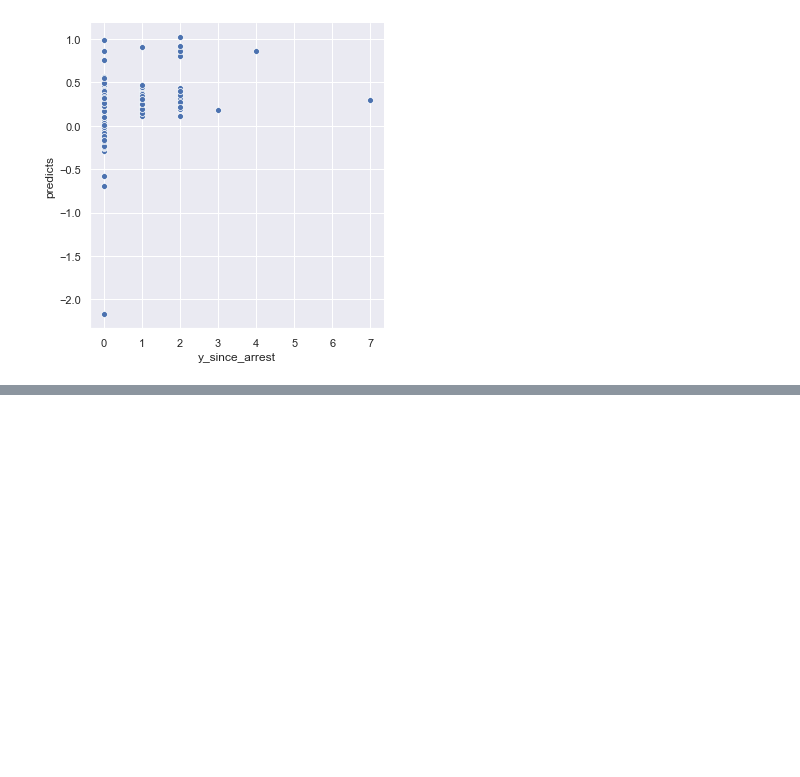
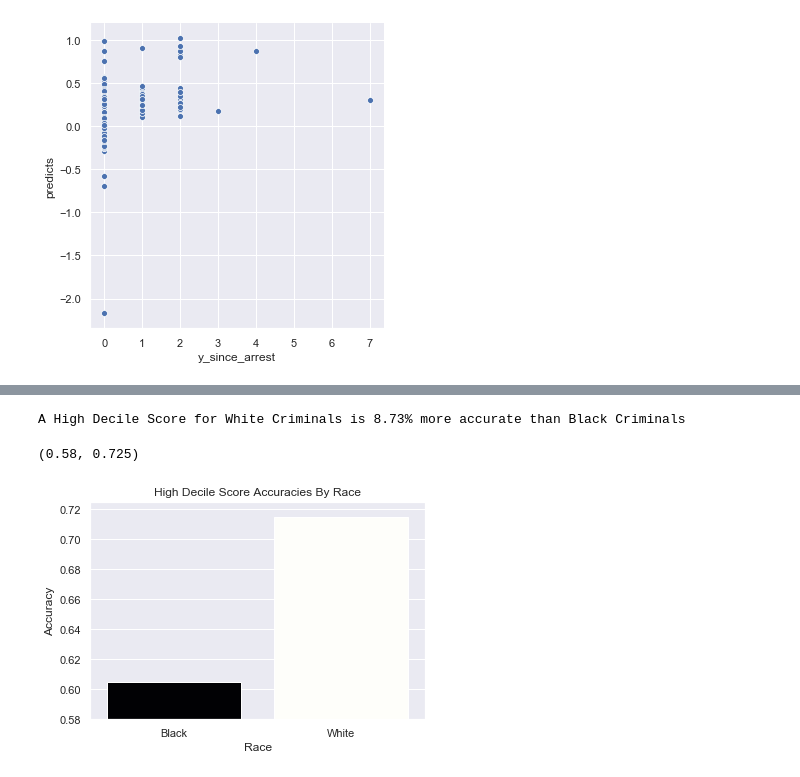
Before and after one commit to CyrusRR/iXDSCourseProject1, a Jupyter notebook: compas-analysis-master/COMPAS Hypothesis.ipynb, the cells around one changed output, grey strips where cells are left out. Cells and saved outputs as stored; diff of their text form; code cells hidden in the pictures; blank space fills up the shorter version.

```diff
--- a/compas-analysis-master/COMPAS Hypothesis.ipynb
+++ b/compas-analysis-master/COMPAS Hypothesis.ipynb
@@ -1182,0 +1356,28 @@ display_results(results)
+# %%
+PredBlHigh = PredHigh[(PredHigh.race_African_American == True)]
+PredBlHigh = PredBlHigh.drop("race_African_American", axis = 1)
+
+targetvariable = "is_recid"
+independentvariables = PredBlHigh.drop(columns=[targetvariable]).columns
+
+from sklearn.tree import DecisionTreeClassifier
+
+tree = DecisionTreeClassifier()
+
+tree.fit(PredBlHigh[independentvariables], PredBlHigh[targetvariable])
+
+AccuracyHighDecileScoreBlack = cross_val_score(tree, PredBlHigh[independentvariables],
+                PredBlHigh[targetvariable], scoring="accuracy",
+                cv=3).mean()
+# %%
+PredWhHigh = PredHigh[(PredHigh.race_African_American == False)]
+PredWhHigh = PredWhHigh.drop("race_African_American", axis = 1)
+targetvariable = "is_recid"
+independentvariables = PredWhHigh.drop(columns=[targetvariable]).columns
+
+tree.fit(PredWhHigh[independentvariables], PredWhHigh[targetvariable])
+
+
+AccuracyHighDecileScoreWhite = cross_val_score(tree, PredWhHigh[independentvariables],
+                                           PredWhHigh[targetvariable], scoring="accuracy",
+                                           cv=3).mean()
@@ -1182,0 +1386,19 @@ display_results(results)
+# %%
+print(f"A High Decile Score for White Criminals is {DiffAcc}% more accurate than Black Criminals")
+# %% [output]
+A High Decile Score for White Criminals is 8.73% more accurate than Black Criminals
+# %%
+df = pd.DataFrame({"Race": ["Black", "White"],
+                   'Accuracy': [AccuracyHighDecileScoreBlack, AccuracyHighDecileScoreWhite],
+                   })
+# %%
+colors = [ "#000005","#FFFFF9" ]
+customPalette = sns.set_palette(sns.color_palette(colors))
+sns.set_palette(sns.color_palette(colors))
+
+fig = sns.barplot(data = df,x = "Race", y= "Accuracy", palette=customPalette)
+fig.set(xlabel='Race', ylabel='Accuracy', Title = "High Decile Score Accuracies By Race")
+plt.ylim(.58, .725)
+# %% [output]
+(0.58, 0.725)
+[figure, added]
```
Also changed, not shown: parts of 66 cells of this notebook.
